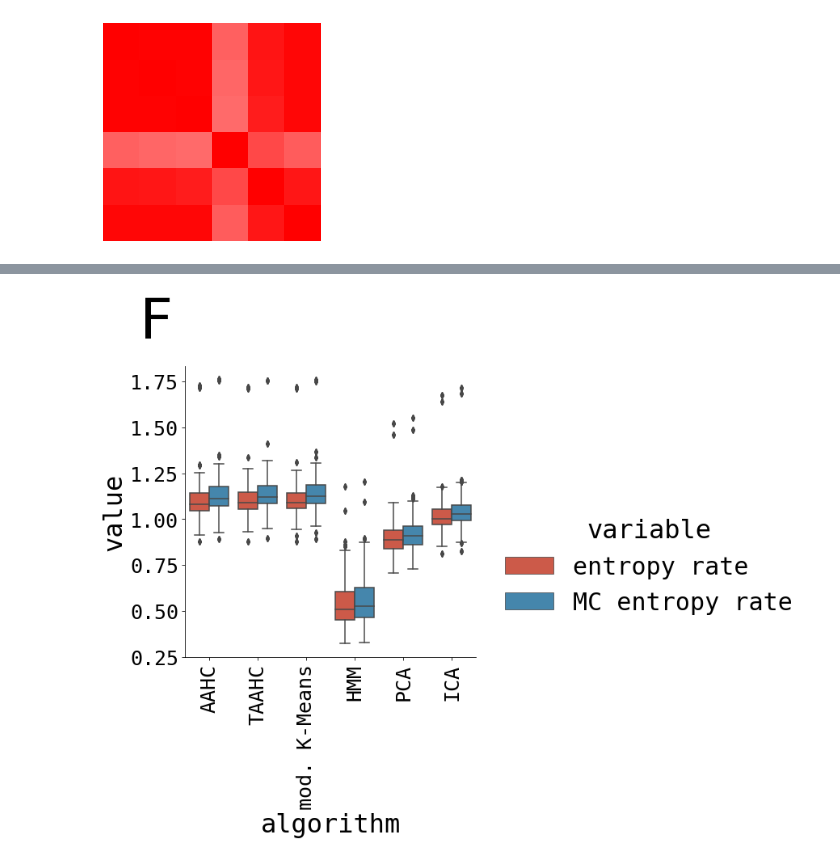
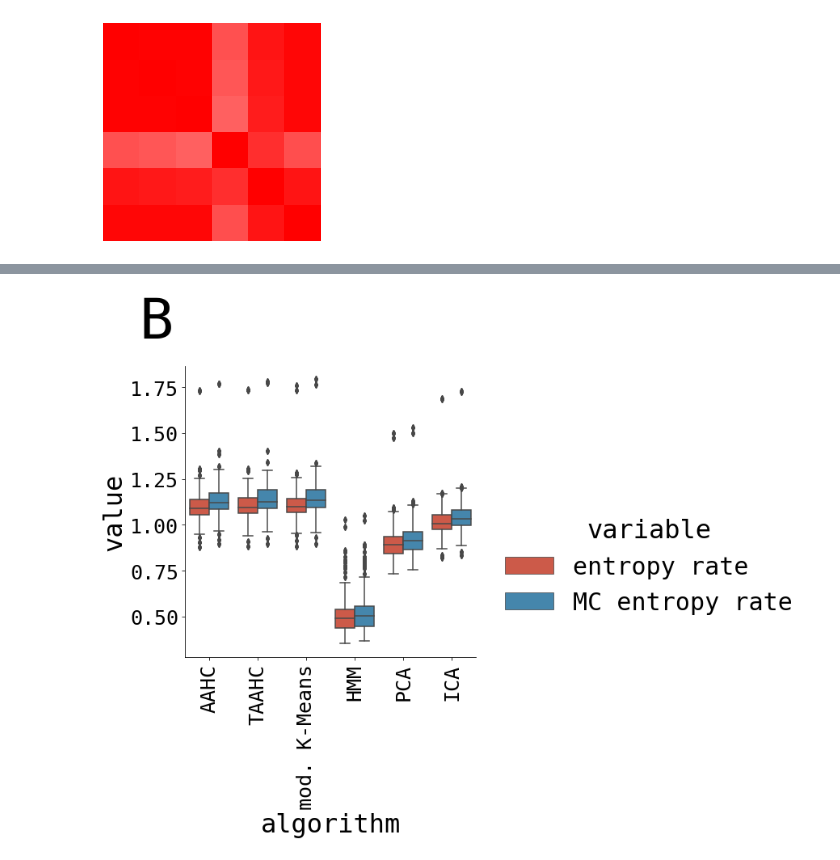
Before and after one commit to jajcayn/eeg_latent_space, a Jupyter notebook: notebooks/paper1_figs/data_viz_stats.ipynb, the cells around one changed output, grey strips where cells are left out. Saved outputs shown, nothing was run; the diff lists cells and outputs as text; code cells hidden in the pictures.

```diff
--- a/notebooks/paper1_figs/data_viz_stats.ipynb
+++ b/notebooks/paper1_figs/data_viz_stats.ipynb
@@ -37,7 +37,7 @@ COLUMNS_ORDER = [
 
 FOLDER = "../../results/aggregated/"
 
-DATA_TYPE = "real_data"
+DATA_TYPE = "FT"
 EOC = "EC"
 # %% [output]
 <Figure size 72x72 with 0 Axes>
@@ -372,32 +372,32 @@ g4.savefig(quick=True)
 # %%
 g = sns.catplot(
     data=stats.set_index("algorithm")
     .loc[COLUMNS_ORDER]
     .reset_index()
     .melt(
         id_vars=["algorithm"],
         value_vars=["entropy rate", "MC entropy rate"],
     ),
     x="algorithm",
     y="value",
     hue="variable",
     kind="box",
 )
 g.set_xticklabels(COLUMNS_ORDER, rotation=90)
 g.axes[0][0].text(
     -0.1,
     1.15,
-    "F",
+    "B",
     ha="center",
     va="center",
     transform=g.axes[0][0].transAxes,
     fontsize=70,
 )
 
 g5 = pw.load_seaborngrid(g)
 g5.savefig(quick=True)
 # %% [output]
-[figure, old version]
+[figure, new version]
 # %%
 subj_topo = (
     xr.open_dataarray(os.path.join(FOLDER, "topomaps.nc"))
```
Also changed, not shown: parts of 8 cells of this notebook, 4 other files.
